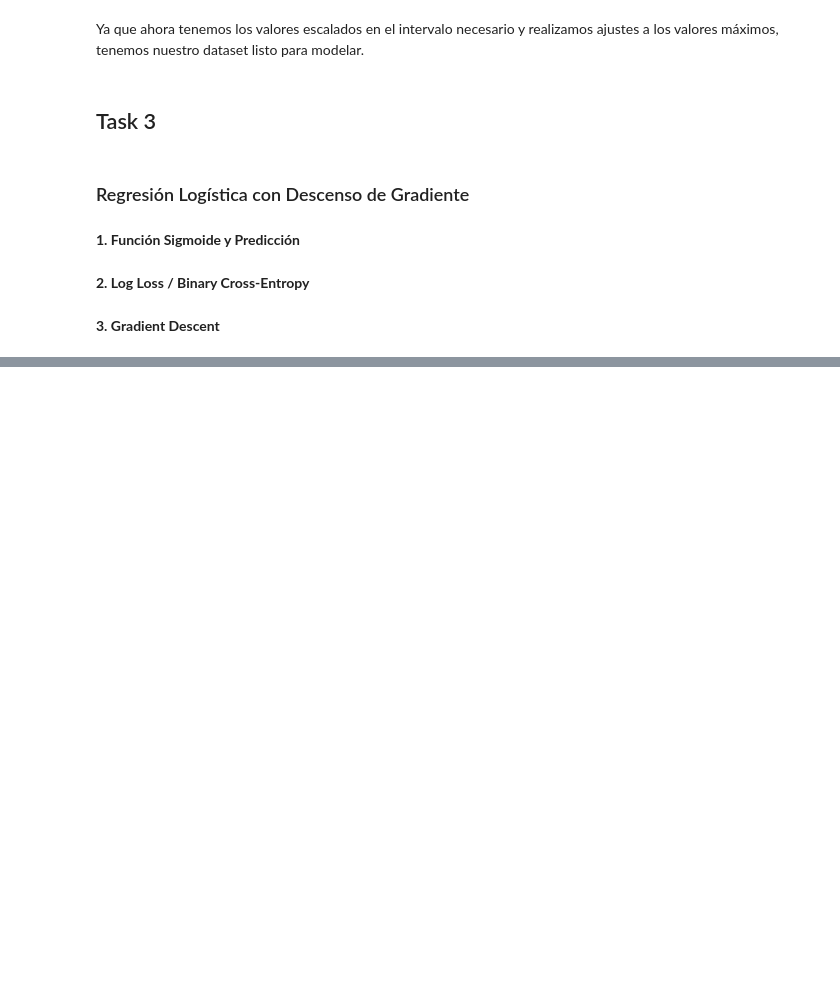
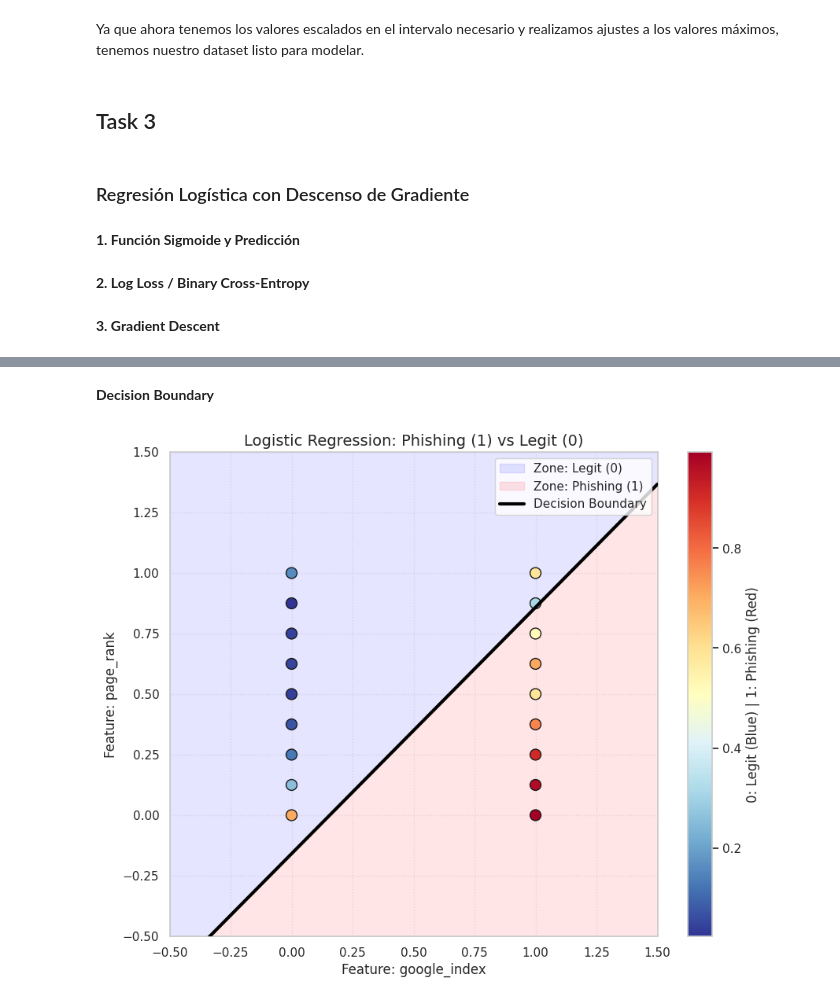
Before and after one commit to Jose-Merida-UVG/Artificial-Intelligence-CC3085, a Jupyter notebook: Lab-02/Notebook.ipynb, the cells around one changed output, grey strips where cells are left out. Cells and saved outputs as stored; diff of their text form; code cells hidden in the pictures; blank space fills up the shorter version.

```diff
--- a/Lab-02/Notebook.ipynb
+++ b/Lab-02/Notebook.ipynb
@@ -469,0 +366,44 @@ plt.show()
+# %% [markdown]
+**Decision Boundary**
+# %%
+import matplotlib.pyplot as plt
+import numpy as np
+
+plot_df = x_train.iloc[:, [0, 1]].copy()
+plot_df['target'] = y_train.values
+cols = plot_df.columns
+piles = plot_df.groupby([cols[0], cols[1]])['target'].mean().reset_index()
+
+plt.figure(figsize=(10, 8))
+
+x_min, x_max = piles.iloc[:, 0].min() - 0.5, piles.iloc[:, 0].max() + 0.5
+y_min, y_max = piles.iloc[:, 1].min() - 0.5, piles.iloc[:, 1].max() + 0.5
+x_points = np.array([x_min, x_max])
+y_points = -(w_final[0] * x_points + b_final) / w_final[1]
+
+test_z = (w_final[0] * np.mean(x_points)) + (w_final[1] * y_max) + b_final
+
+if test_z > 0:
+    plt.fill_between(x_points, y_points, y_max, color='red', alpha=0.1, label='Zone: Phishing (1)')
+    plt.fill_between(x_points, y_points, y_min, color='blue', alpha=0.1, label='Zone: Legit (0)')
+else:
+    plt.fill_between(x_points, y_points, y_max, color='blue', alpha=0.1, label='Zone: Legit (0)')
+    plt.fill_between(x_points, y_points, y_min, color='red', alpha=0.1, label='Zone: Phishing (1)')
+
+scatter = plt.scatter(piles.iloc[:, 0], piles.iloc[:, 1], s=100,
+                      c=piles['target'], cmap='RdYlBu_r', edgecolors='k', zorder=3)
+
+plt.plot(x_points, y_points, color='black', linewidth=3, label='Decision Boundary', zorder=4)
+
+plt.title("Logistic Regression: Phishing (1) vs Legit (0)", fontsize=14)
+plt.xlabel(f"Feature: {cols[0]}")
+plt.ylabel(f"Feature: {cols[1]}")
+plt.xlim(x_min, x_max)
+plt.ylim(y_min, y_max)
+plt.legend(loc='upper right')
+plt.colorbar(scatter, label='0: Legit (Blue) | 1: Phishing (Red)')
+plt.grid(True, linestyle=':', alpha=0.4)
+
+plt.show()
+# %% [output]
+[figure, added]
```
Also changed, not shown: parts of 40 cells of this notebook, 1 other file.
